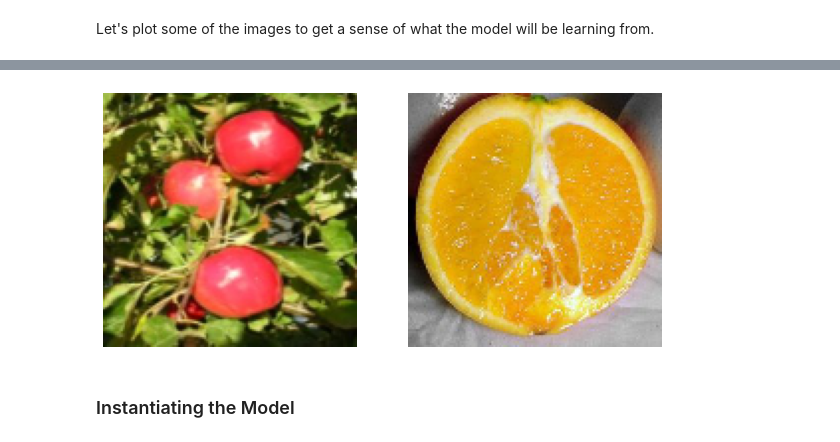
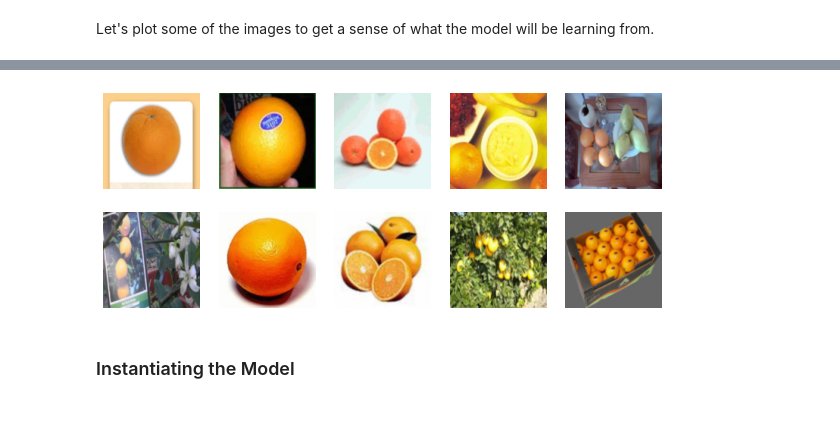
Before and after one commit to DCtheTall/generative-deep-learning, a Jupyter notebook: 5-style-transfer/CycleGAN.ipynb, the cells around one changed output, grey strips where cells are left out. Saved outputs shown, nothing was run; the diff lists cells and outputs as text; code cells hidden in the pictures; blank space fills up the shorter version.

```diff
--- a/5-style-transfer/CycleGAN.ipynb
+++ b/5-style-transfer/CycleGAN.ipynb
@@ -258,2 +314,30 @@ Found 1019 images belonging to 1 classes.
+# %%
+base_dir = 'data/apple2orange/'
+
+X_train_A = get_image_files(base_dir + 'trainA/')
+X_train_B = get_image_files(base_dir + 'trainB/')
+X_test_A = get_image_files(base_dir + 'testA/')
+X_test_B = get_image_files(base_dir + 'testB/')
+# %%
+len_train = min(len(X_train_A), len(X_train_B))
+len_test = min(len(X_test_A), len(X_test_B))
+
+X_train_A = X_train_A[:len_train]
+X_train_B = X_train_B[:len_train]
+X_test_A = X_test_A[:len_test]
+X_test_B = X_test_B[:len_test]
 # %% [markdown]
 Let's plot some of the images to get a sense of what the model will be learning from.
+# %%
+n_to_show = 10
+n_rows = 2
+
+idx = np.random.randint(0, len(X_train_A), size=(n_to_show,))
+
+fig = plt.figure(figsize=(10, 4))
+
+for i in range(n_to_show):
+  img = X_train_A[idx[i]]
+  ax = fig.add_subplot(n_rows, n_to_show // n_rows, i + 1)
+  ax.axis('off')
+  ax.imshow(img)
@@ -260,15 +346,13 @@ Let's plot some of the images to get a sense of what the model will be learning
 # %%
-imgA, _ = next(data_flow_train_A)
-imgB, _ = next(data_flow_train_B)
+fig = plt.figure(figsize=(10, 4))
 
-fig = plt.figure(figsize=(10, 5))
-
-for i, img in enumerate([imgA[0], imgB[0]]):
-  ax = fig.add_subplot(1, 2, i + 1)
+for i in range(n_to_show):
+  img = X_train_B[idx[i]]
+  ax = fig.add_subplot(n_rows, n_to_show // n_rows, i + 1)
   ax.axis('off')
   ax.imshow(img)
 # %% [output]
-[figure, old version]
+[figure, new version]
 # %% [markdown]
 ### Instantiating the Model
 # %%
```
Also changed, not shown: parts of 24 cells of this notebook.
